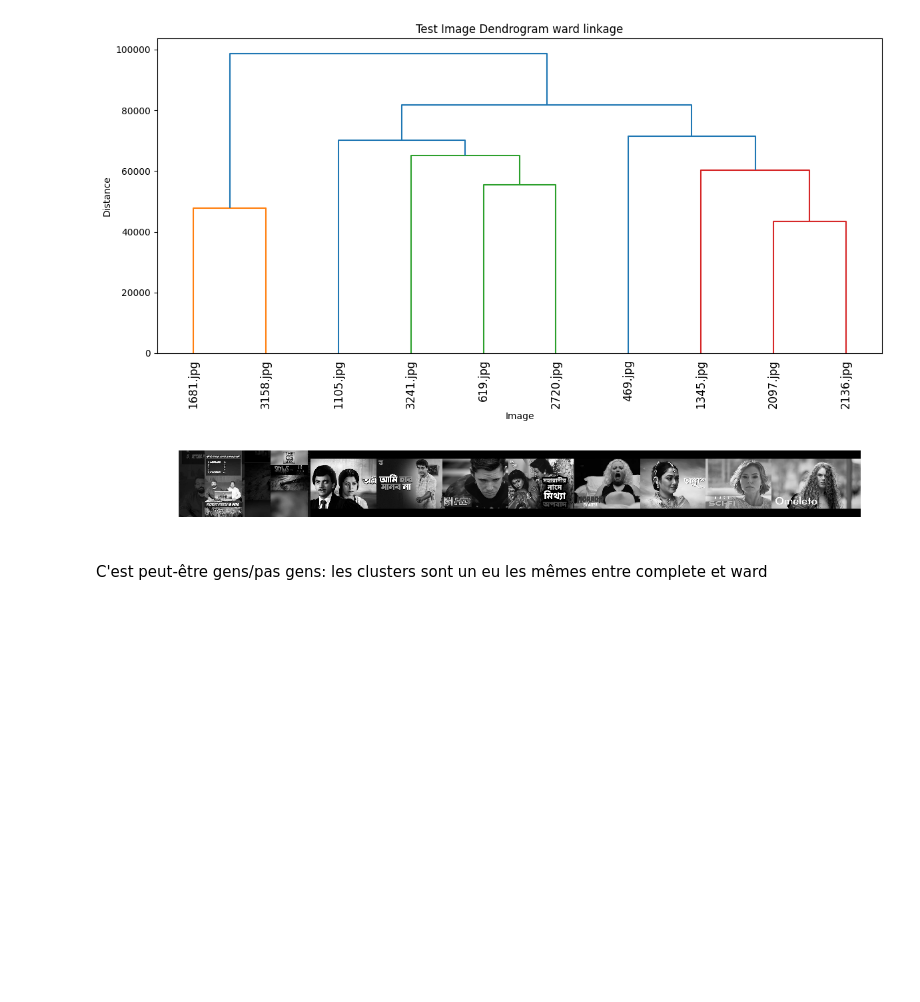
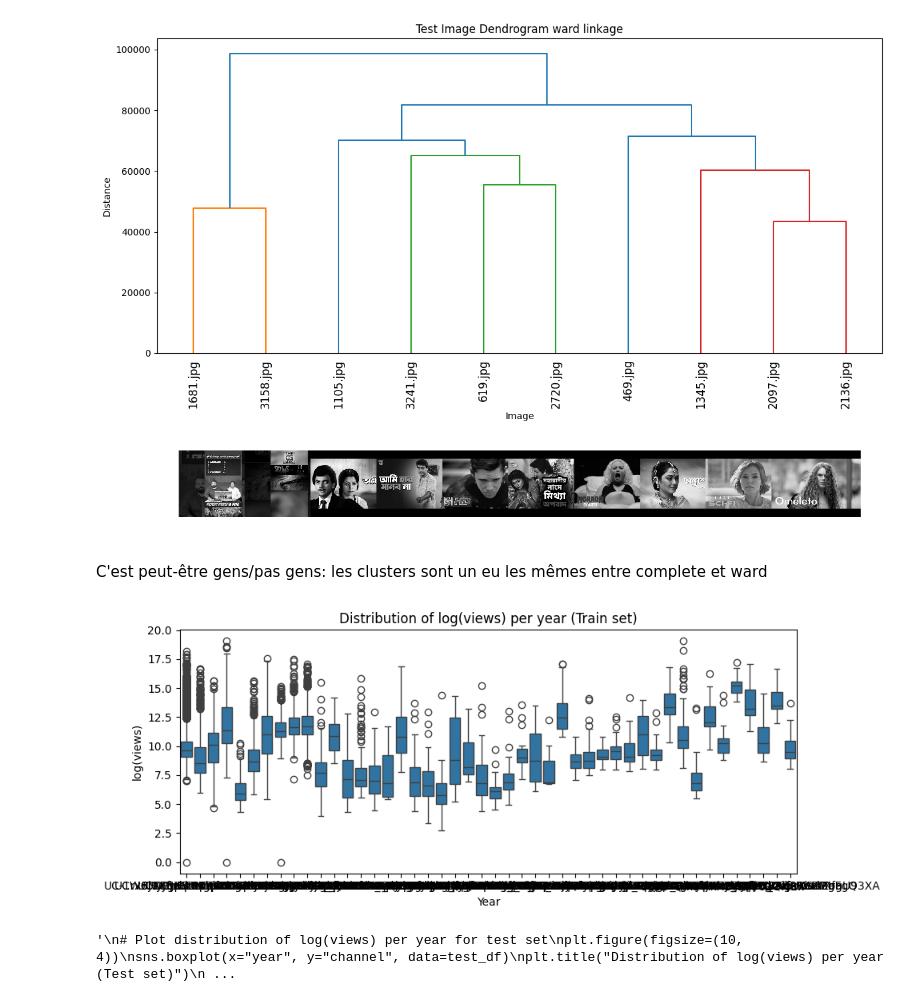
Before and after one commit to lhzuin/challenge_deep_learning, a Jupyter notebook: data/data_augment.ipynb, the cells around one changed output. Saved outputs shown, nothing was run; the diff lists cells and outputs as text; code cells hidden in the pictures; blank space fills up the shorter version.

```diff
--- a/data/data_augment.ipynb
+++ b/data/data_augment.ipynb
@@ -363,3 +363,37 @@ from scipy.cluster.hierarchy import fcluster
 clusters = fcluster(linked, t=60000, criterion='distance')
 
 # clusters is an array of cluster labels (same order as your input data)
+# %%
+import pandas as pd
+import matplotlib.pyplot as plt
+import seaborn as sns
+import numpy as np
+
+# Load train and test CSVs
+train_df = pd.read_csv("../dataset/train_val.csv")
+test_df = pd.read_csv("../dataset/test_gpt.csv")
+
+# Add log(views) columns (use log1p to handle zero views safely)
+train_df["log_views"] = np.log1p(train_df["views"])
+#test_df["log_views"] = np.log1p(test_df["views"])
+
+# Plot distribution of log(views) per year for train set
+plt.figure(figsize=(10, 4))
+sns.boxplot(x="channel", y="log_views", data=train_df)
+plt.title("Distribution of log(views) per year (Train set)")
+plt.ylabel("log(views)")
+plt.xlabel("Year")
+plt.tight_layout()
+plt.show()
+"""
+# Plot distribution of log(views) per year for test set
+plt.figure(figsize=(10, 4))
+sns.boxplot(x="year", y="channel", data=test_df)
+plt.title("Distribution of log(views) per year (Test set)")
+plt.ylabel("log(views)")
+plt.xlabel("Year")
+plt.tight_layout()
+plt.show()"""
+# %% [output]
+[figure, added]
+'\n# Plot distribution of log(views) per year for test set\nplt.figure(figsize=(10, 4))\nsns.boxplot(x="year", y="channel", data=test_df)\nplt.title("Distribution of log(views) per year (Test set)")\n ...
```
Also changed, not shown: parts of 3 cells of this notebook, 26 other files.
